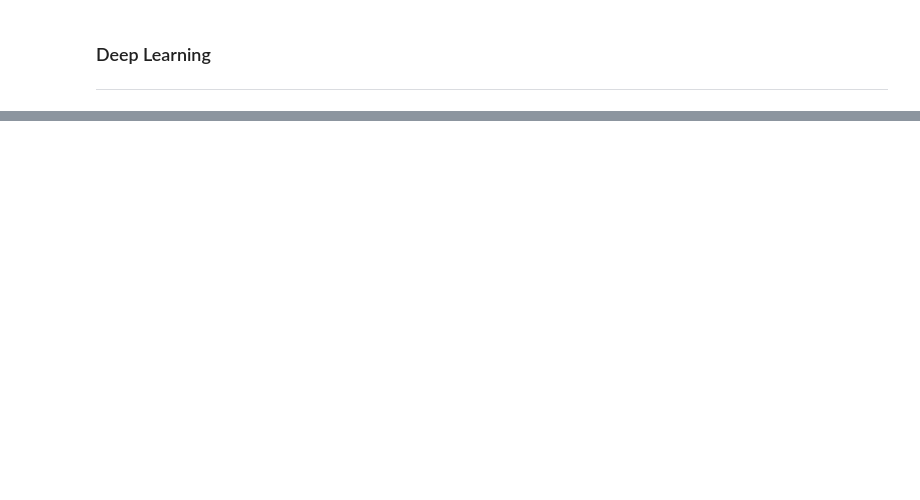
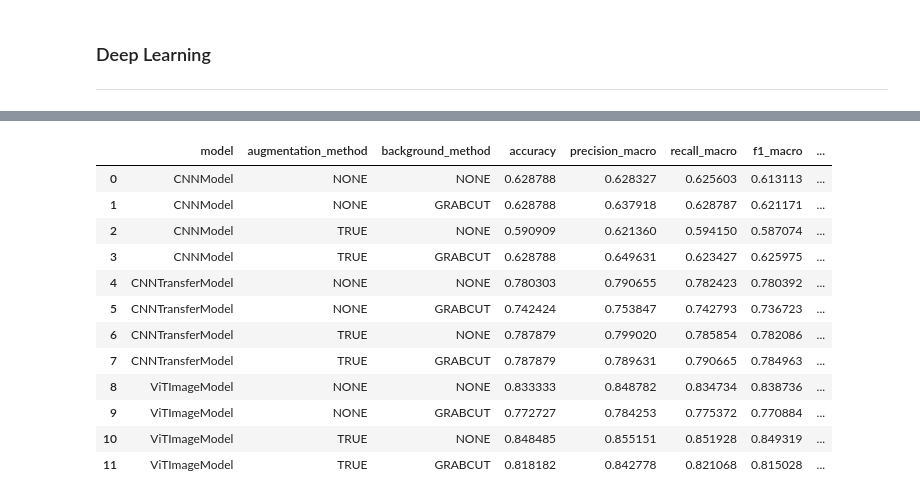
Before and after one commit to Bliights/Pokemon_Classification, a Jupyter notebook: src/pokemon_classification.ipynb, the cells around one changed output, grey strips where cells are left out. Saved outputs shown, nothing was run; the diff lists cells and outputs as text; code cells hidden in the pictures; blank space fills up the shorter version.

```diff
--- a/src/pokemon_classification.ipynb
+++ b/src/pokemon_classification.ipynb
@@ -263,0 +333,16 @@ Overall, these results highlight that the pipeline can capture discriminative fe
+# %%
+models = [
+    (CNNModel, {"num_classes": 10}),
+    (CNNTransferModel, {"num_classes": 10}),
+    (ViTImageModel, {"num_classes": 10}),
+]
+
+df_results = evaluate_all_methods_dl(
+    dataset,
+    label,
+    label_encoder,
+    models,
+    early_stopping_patience=None,
+)
+df_results
+# %% [output]
@@ -263,0 +350,13 @@ Overall, these results highlight that the pipeline can capture discriminative fe
+|  | model | augmentation_method | background_method | accuracy | precision_macro | recall_macro | f1_macro | ... |
+| 0 | CNNModel | NONE | NONE | 0.628788 | 0.628327 | 0.625603 | 0.613113 | ... |
+| 1 | CNNModel | NONE | GRABCUT | 0.628788 | 0.637918 | 0.628787 | 0.621171 | ... |
+| 2 | CNNModel | TRUE | NONE | 0.590909 | 0.621360 | 0.594150 | 0.587074 | ... |
+| 3 | CNNModel | TRUE | GRABCUT | 0.628788 | 0.649631 | 0.623427 | 0.625975 | ... |
+| 4 | CNNTransferModel | NONE | NONE | 0.780303 | 0.790655 | 0.782423 | 0.780392 | ... |
+| 5 | CNNTransferModel | NONE | GRABCUT | 0.742424 | 0.753847 | 0.742793 | 0.736723 | ... |
+| 6 | CNNTransferModel | TRUE | NONE | 0.787879 | 0.799020 | 0.785854 | 0.782086 | ... |
+| 7 | CNNTransferModel | TRUE | GRABCUT | 0.787879 | 0.789631 | 0.790665 | 0.784963 | ... |
+| 8 | ViTImageModel | NONE | NONE | 0.833333 | 0.848782 | 0.834734 | 0.838736 | ... |
+| 9 | ViTImageModel | NONE | GRABCUT | 0.772727 | 0.784253 | 0.775372 | 0.770884 | ... |
+| 10 | ViTImageModel | TRUE | NONE | 0.848485 | 0.855151 | 0.851928 | 0.849319 | ... |
+| 11 | ViTImageModel | TRUE | GRABCUT | 0.818182 | 0.842778 | 0.821068 | 0.815028 | ... |
```
Also changed, not shown: parts of 18 cells of this notebook, 6 other files.
